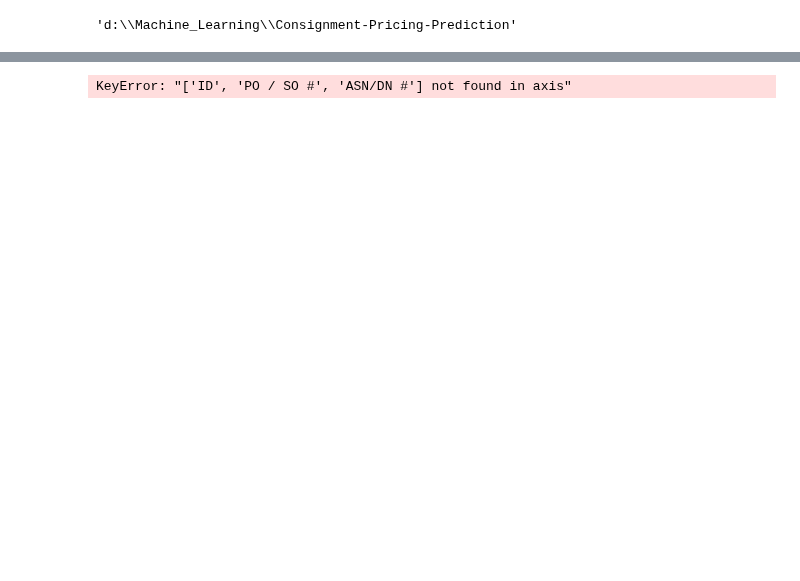
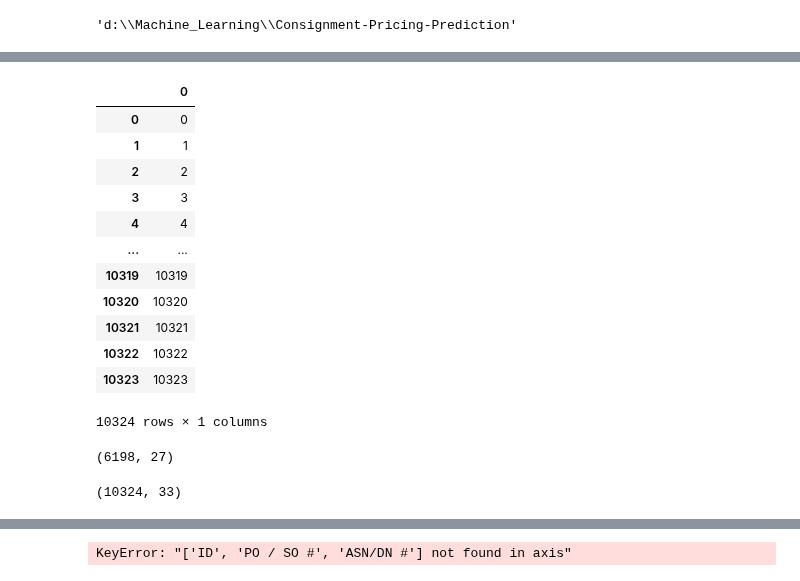
Before and after one commit to krishanwalia30/Consignment-Pricing-Prediction, a Jupyter notebook: research/example.ipynb, the cells around one changed output, grey strips where cells are left out. Cells and saved outputs as stored; diff of their text form; code cells hidden in the pictures; blank space fills up the shorter version.

```diff
--- a/research/example.ipynb
+++ b/research/example.ipynb
@@ -30,0 +60,18 @@ NameError: name 'ColumnDropperTransformer' is not defined
+# %%
+import numpy as np
+test_arr = pd.DataFrame(np.arange(10324))
+test_arr
+# %% [output]
+|  | 0 |
+| 0 | 0 |
+| 1 | 1 |
+| 2 | 2 |
+| 3 | 3 |
+| 4 | 4 |
+| ... | ... |
+| 10319 | 10319 |
+| 10320 | 10320 |
+| 10321 | 10321 |
+| 10322 | 10322 |
+| 10323 | 10323 |
+10324 rows × 1 columns
@@ -43,0 +99,8 @@ pipeline = make_pipeline(
+# %%
+df.shape
+# %% [output]
+(6198, 27)
+# %%
+df.shape
+# %% [output]
+(10324, 33)
```
Also changed, not shown: parts of 13 cells of this notebook, 1 other file.
